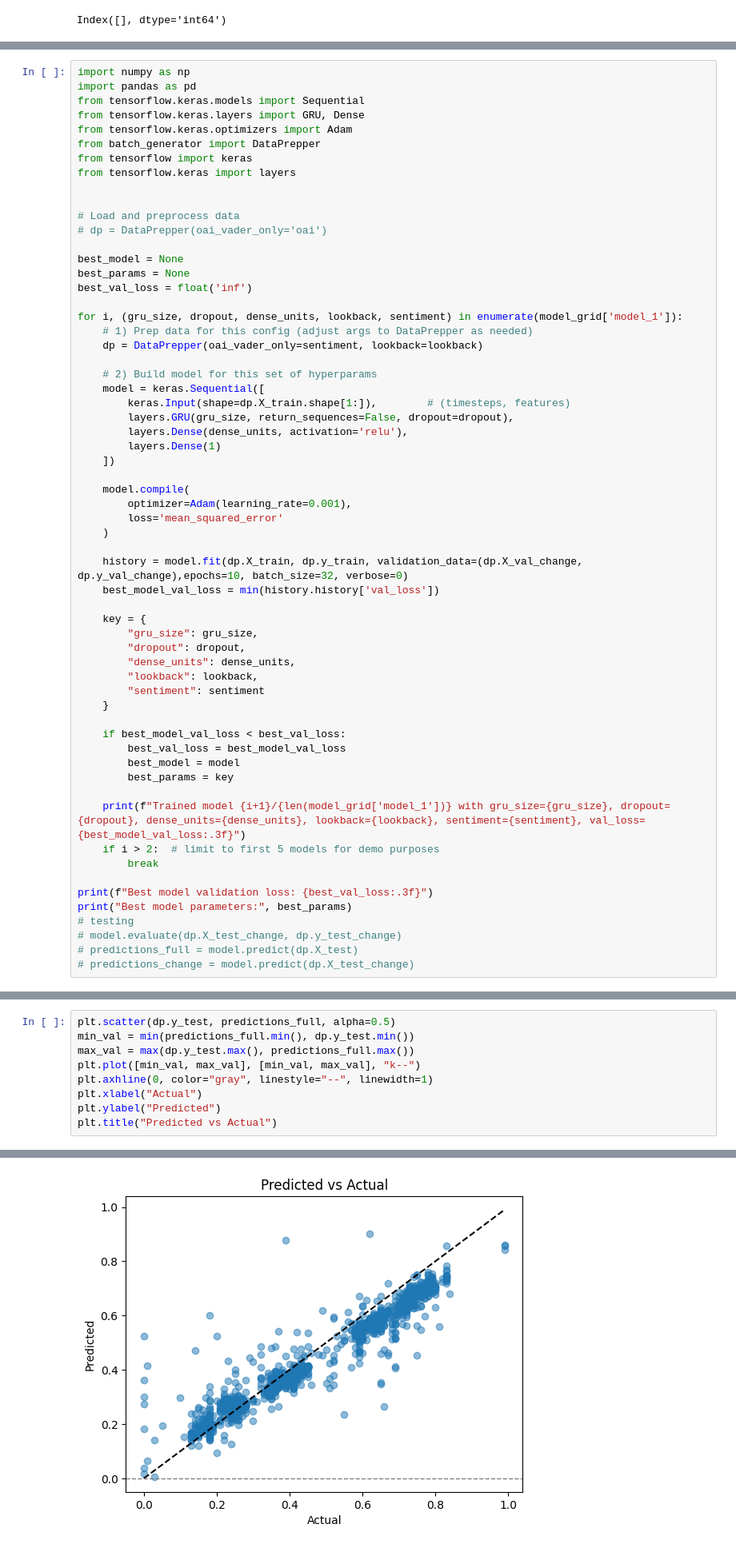
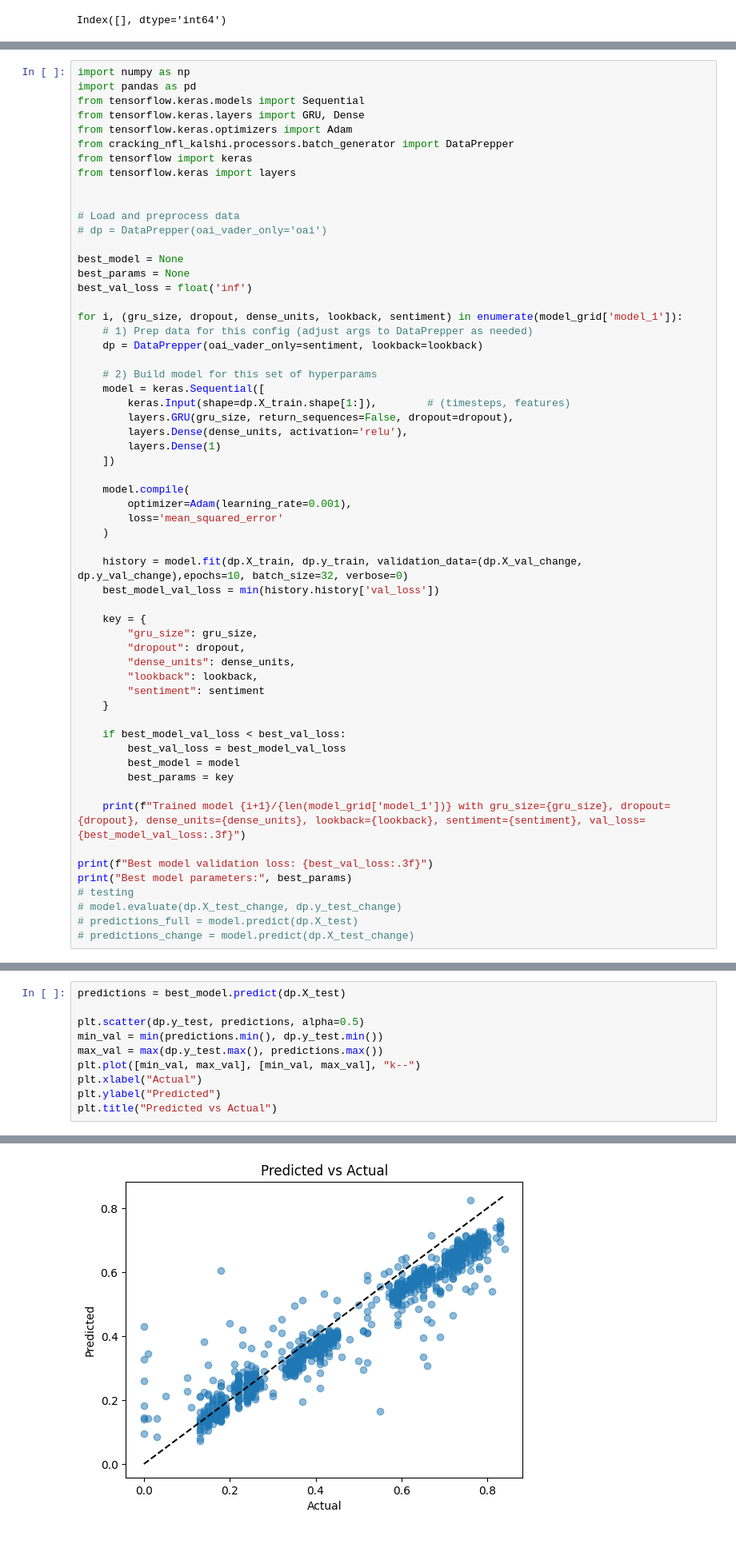
Before and after one commit to gtdlk20/cracking_nfl_kalshi, a Jupyter notebook: test.ipynb, the cells around one changed output, grey strips where cells are left out. Shown at 80% size. Cells and saved outputs as stored; diff of their text form.

```diff
--- a/test.ipynb
+++ b/test.ipynb
@@ -314,7 +330,7 @@ import pandas as pd
 from tensorflow.keras.models import Sequential
 from tensorflow.keras.layers import GRU, Dense
 from tensorflow.keras.optimizers import Adam
-from batch_generator import DataPrepper
+from cracking_nfl_kalshi.processors.batch_generator import DataPrepper
 from tensorflow import keras
 from tensorflow.keras import layers
 
@@ -360,8 +376,6 @@ for i, (gru_size, dropout, dense_units, lookback, sentiment) in enumerate(model_
         best_params = key
 
     print(f"Trained model {i+1}/{len(model_grid['model_1'])} with gru_size={gru_size}, dropout={dropout}, dense_units={dense_units}, lookback={lookback}, sentiment={sentiment}, val_loss={best_model_val_loss:.3f}")
-    if i > 2:  # limit to first 5 models for demo purposes
-        break
 
 print(f"Best model validation loss: {best_val_loss:.3f}")
 print("Best model parameters:", best_params)
@@ -390,9 +433,10 @@ Text(0, 0.5, 'MSE Loss')
 # %%
-plt.scatter(dp.y_test, predictions_full, alpha=0.5)
-min_val = min(predictions_full.min(), dp.y_test.min())
-max_val = max(dp.y_test.max(), predictions_full.max())
+predictions = best_model.predict(dp.X_test)
+
+plt.scatter(dp.y_test, predictions, alpha=0.5)
+min_val = min(predictions.min(), dp.y_test.min())
+max_val = max(dp.y_test.max(), predictions.max())
 plt.plot([min_val, max_val], [min_val, max_val], "k--")
-plt.axhline(0, color="gray", linestyle="--", linewidth=1)
 plt.xlabel("Actual")
 plt.ylabel("Predicted")
 plt.title("Predicted vs Actual")
@@ -401,4 +446,4 @@ Text(0.5, 1.0, 'Predicted vs Actual')
-[figure, old version]
+[figure, new version]
 # %%
 dp.y_test
 
```
Also changed, not shown: parts of 14 cells of this notebook, 2 other files.
